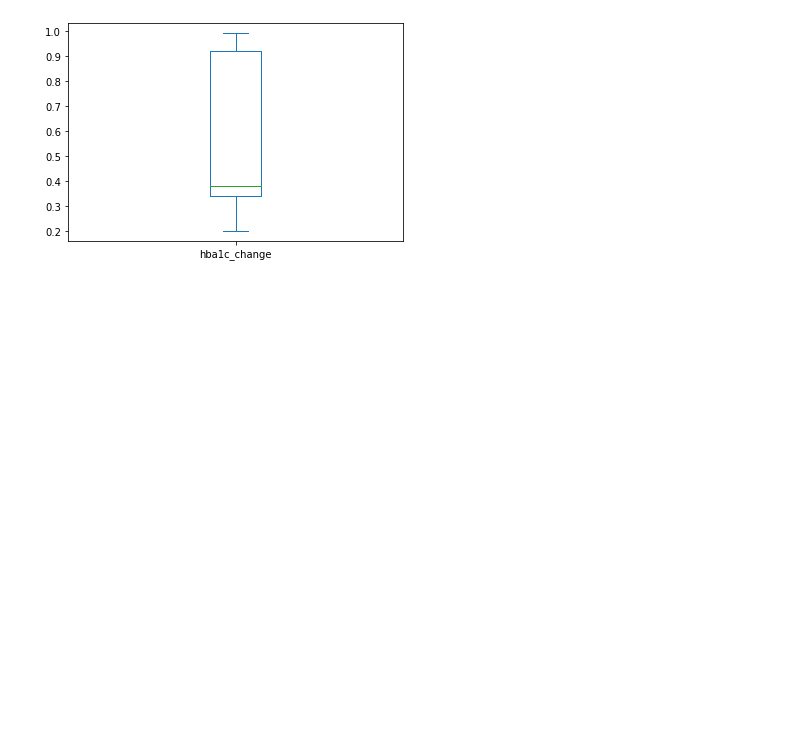
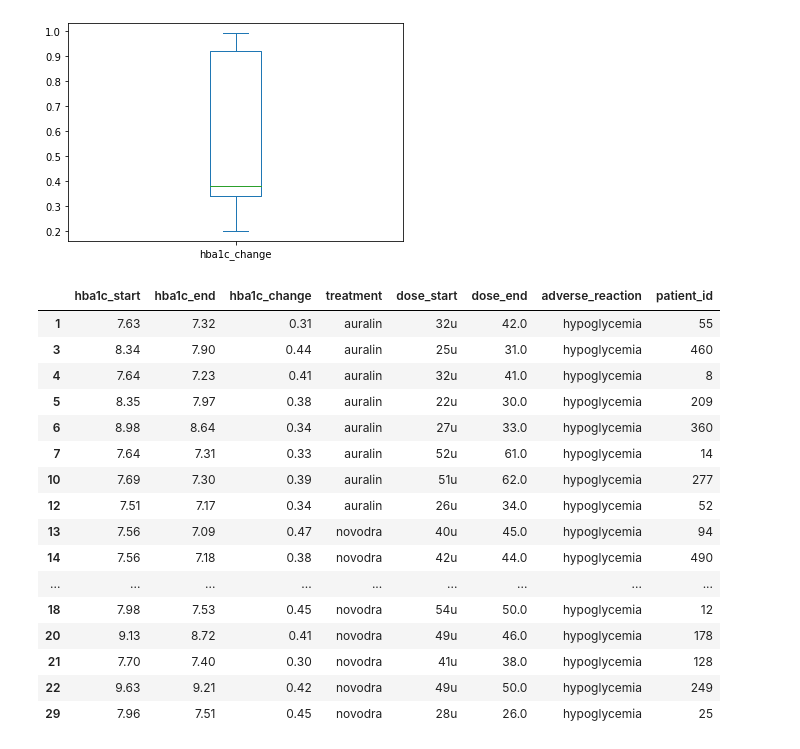
Before and after one commit to jacyee/insulin-drug-analysis, a Jupyter notebook: insulin_drug.ipynb, the cells around one changed output. Cells and saved outputs as stored; diff of their text form; code cells hidden in the pictures; blank space fills up the shorter version.

```diff
--- a/insulin_drug.ipynb
+++ b/insulin_drug.ipynb
@@ -1018,3 +1017,24 @@ treatments['hba1c_change'].plot(kind = 'box')
 # %% [output]
 <AxesSubplot:>
 [figure]
+# %%
+# draw conclusion
+treatments_clean[treatments_clean['adverse_reaction']=='hypoglycemia']
+# %% [output]
+|  | hba1c_start | hba1c_end | hba1c_change | treatment | dose_start | dose_end | adverse_reaction | patient_id |
+| 1 | 7.63 | 7.32 | 0.31 | auralin | 32u | 42.0 | hypoglycemia | 55 |
+| 3 | 8.34 | 7.90 | 0.44 | auralin | 25u | 31.0 | hypoglycemia | 460 |
+| 4 | 7.64 | 7.23 | 0.41 | auralin | 32u | 41.0 | hypoglycemia | 8 |
+| 5 | 8.35 | 7.97 | 0.38 | auralin | 22u | 30.0 | hypoglycemia | 209 |
+| 6 | 8.98 | 8.64 | 0.34 | auralin | 27u | 33.0 | hypoglycemia | 360 |
+| 7 | 7.64 | 7.31 | 0.33 | auralin | 52u | 61.0 | hypoglycemia | 14 |
+| 10 | 7.69 | 7.30 | 0.39 | auralin | 51u | 62.0 | hypoglycemia | 277 |
+| 12 | 7.51 | 7.17 | 0.34 | auralin | 26u | 34.0 | hypoglycemia | 52 |
+| 13 | 7.56 | 7.09 | 0.47 | novodra | 40u | 45.0 | hypoglycemia | 94 |
+| 14 | 7.56 | 7.18 | 0.38 | novodra | 42u | 44.0 | hypoglycemia | 490 |
+| ... | ... | ... | ... | ... | ... | ... | ... | ... |
+| 18 | 7.98 | 7.53 | 0.45 | novodra | 54u | 50.0 | hypoglycemia | 12 |
+| 20 | 9.13 | 8.72 | 0.41 | novodra | 49u | 46.0 | hypoglycemia | 178 |
+| 21 | 7.70 | 7.40 | 0.30 | novodra | 41u | 38.0 | hypoglycemia | 128 |
+| 22 | 9.63 | 9.21 | 0.42 | novodra | 49u | 50.0 | hypoglycemia | 249 |
+| 29 | 7.96 | 7.51 | 0.45 | novodra | 28u | 26.0 | hypoglycemia | 25 |
```
Also changed, not shown: parts of 8 cells of this notebook.
